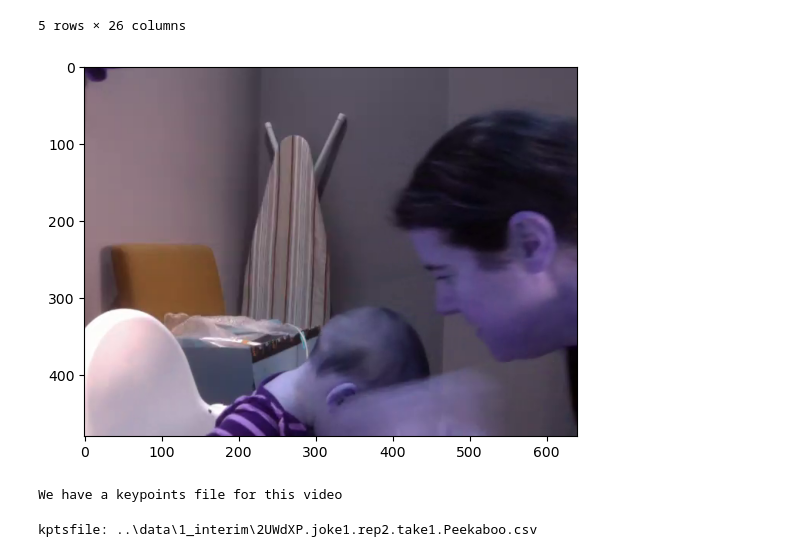
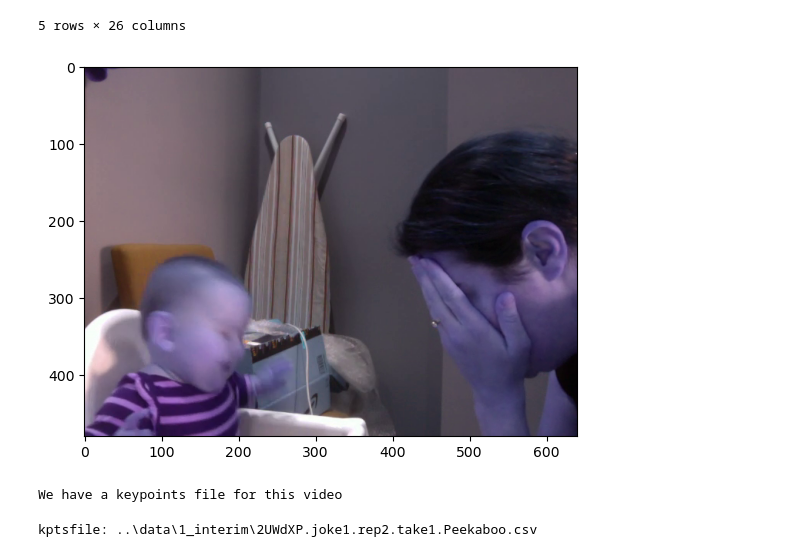
Before and after one commit to InfantLab/VideoAnnotator, a Jupyter notebook: code/06_ca_clean_label_actors_remove_ghosts.ipynb, the cells around one changed output. Saved outputs shown, nothing was run; the diff lists cells and outputs as text; code cells hidden in the pictures.

```diff
--- a/code/06_ca_clean_label_actors_remove_ghosts.ipynb
+++ b/code/06_ca_clean_label_actors_remove_ghosts.ipynb
@@ -35,28 +37,28 @@ Found existing processedvideos.xlsx
 # %%
 #let's grab a single frame from the video
 
-framenum = 4
+framenum = 100
 video = cv2.VideoCapture(VIDEO_FILE)
 video.set(cv2.CAP_PROP_POS_FRAMES, framenum)
 ret, frame = video.read()
 
 if ret:
     plt.imshow(frame)
     plt.show()
 
 #look in processed videos to see if we have a keypoints file for this video
 videoname = os.path.basename(VIDEO_FILE)
 videodata = processedvideos[processedvideos['VideoID'] == videoname]
 if videodata.shape[0] > 0:
     print("We have a keypoints file for this video")
     kptsfile = videodata['Keypoints.file'].values[0]
     #Load the keypoints file
     kpts = pd.read_csv(kptsfile)
     kpts.head()
 
 video.release()
 # %% [output]
-[figure, old version]
+[figure, new version]
 We have a keypoints file for this video
 # %%
 print(f"kptsfile: {kptsfile}")
```
Also changed, not shown: parts of 10 cells of this notebook, 4 other files.
